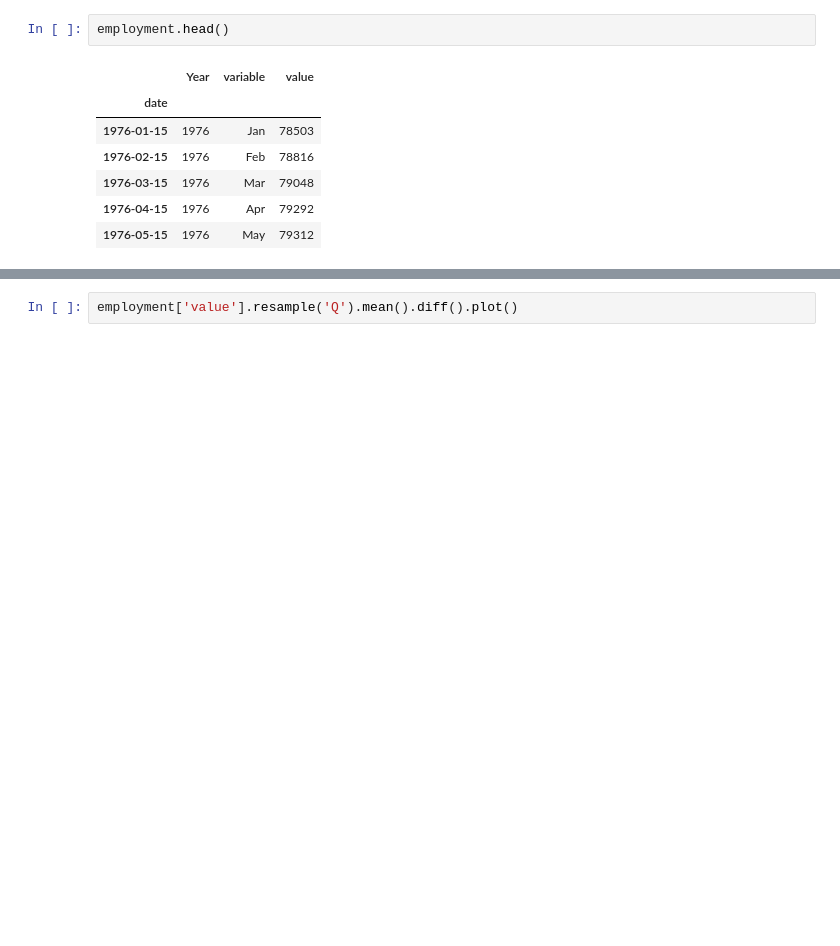
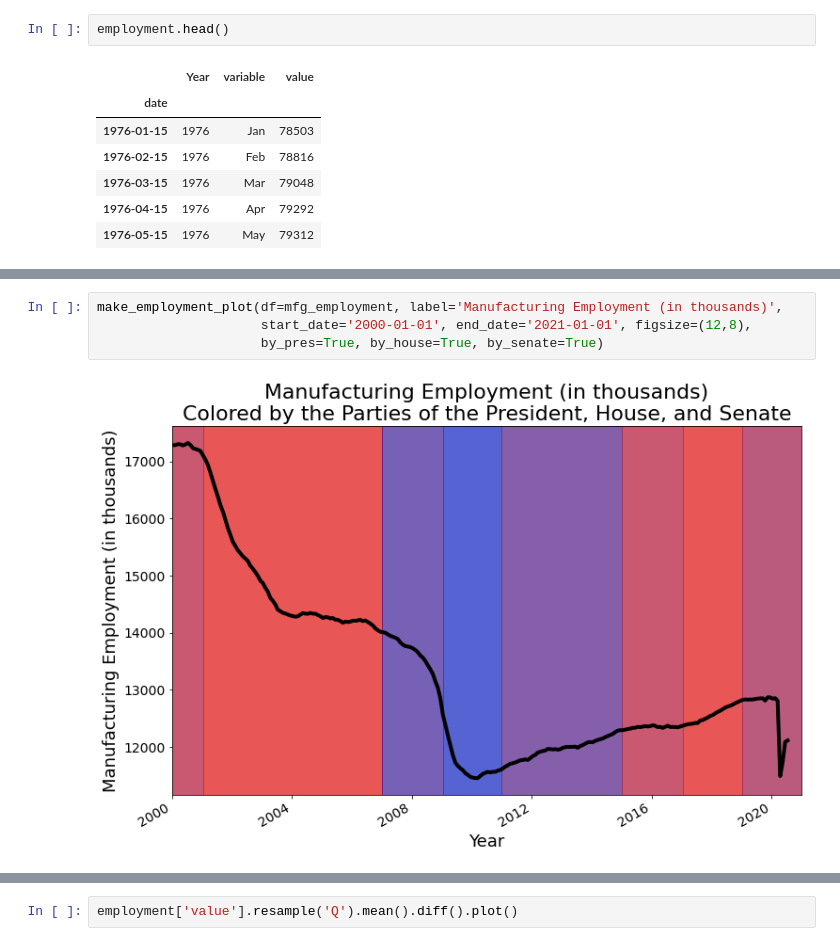
Before and after one commit to MattTriano/Econ_Stats, a Jupyter notebook: analysis/Employment_analysis.ipynb, the cells around one changed output, grey strips where cells are left out. Cells and saved outputs as stored; diff of their text form; blank space fills up the shorter version.

```diff
--- a/analysis/Employment_analysis.ipynb
+++ b/analysis/Employment_analysis.ipynb
@@ -134,0 +255,6 @@ plt.savefig(outpath, transparent=False, facecolor='white', edgecolor='black')
+# %%
+make_employment_plot(df=mfg_employment, label='Manufacturing Employment (in thousands)',
+                     start_date='2000-01-01', end_date='2021-01-01', figsize=(12,8),
+                     by_pres=True, by_house=True, by_senate=True)
+# %% [output]
+[figure, added]
```
Also changed, not shown: parts of 13 cells of this notebook, 24 other files.
